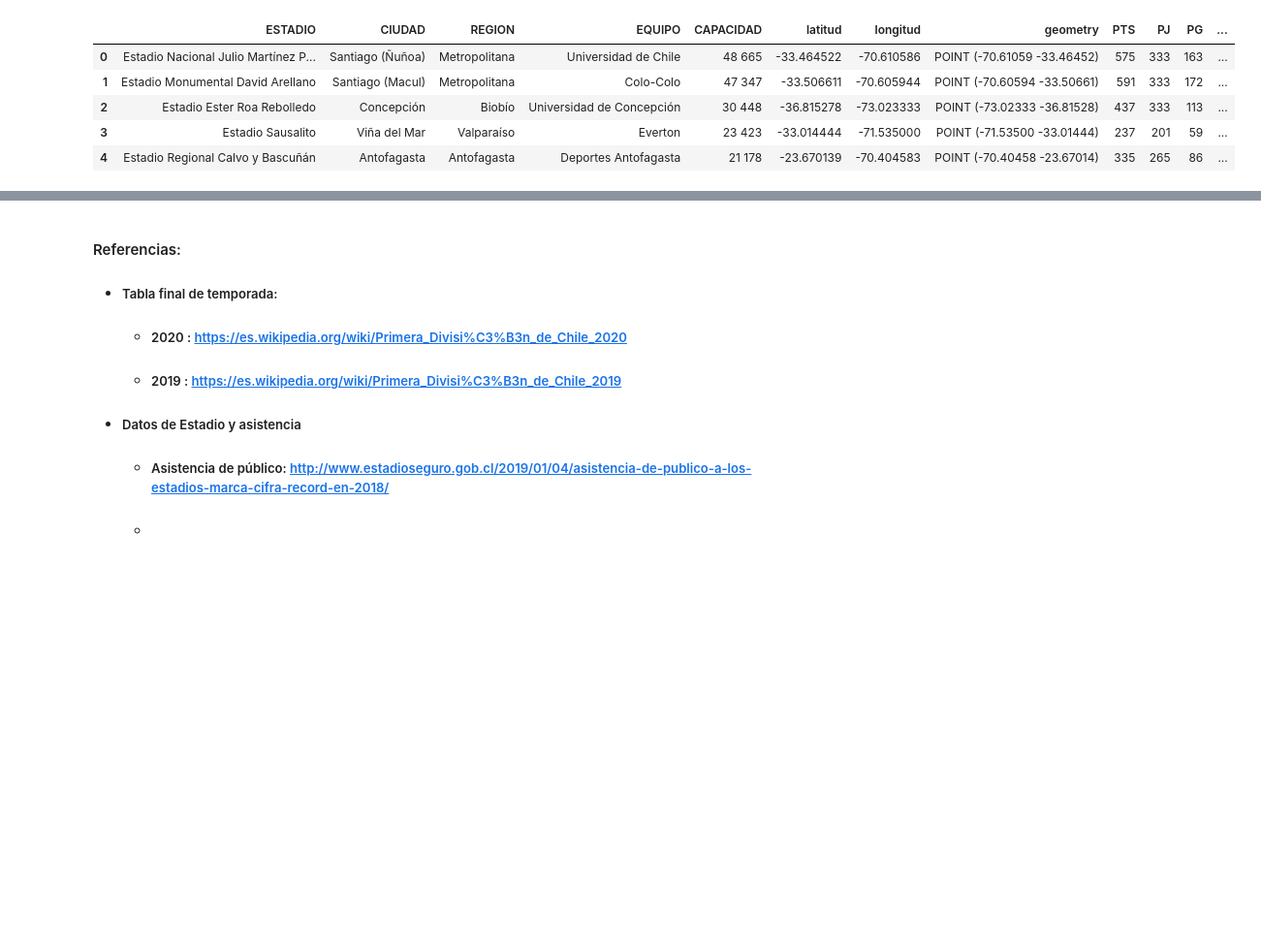
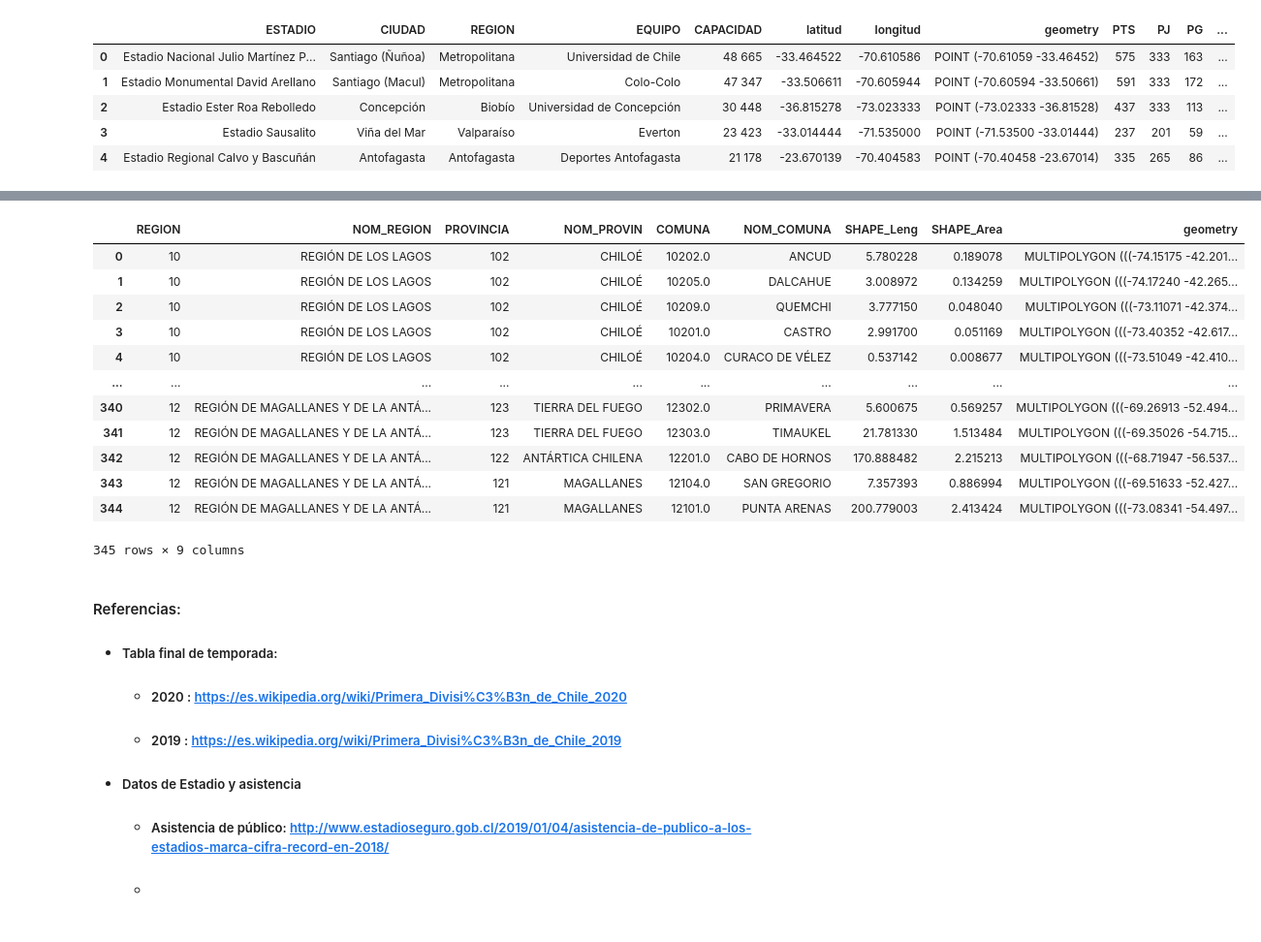
Before and after one commit to fmeza7/Proyecto_Cs_Datos_Grupo_1, a Jupyter notebook: Proyecto.ipynb, the cells around one changed output, grey strips where cells are left out. Shown at 97% size. Saved outputs shown, nothing was run; the diff lists cells and outputs as text; code cells hidden in the pictures; blank space fills up the shorter version.

```diff
--- a/Proyecto.ipynb
+++ b/Proyecto.ipynb
@@ -739,3 +747,19 @@ plt.show()
+# %%
+mapa
+# %% [output]
+|  | REGION | NOM_REGION | PROVINCIA | NOM_PROVIN | COMUNA | NOM_COMUNA | SHAPE_Leng | SHAPE_Area | geometry |
+| 0 | 10 | REGIÓN DE LOS LAGOS | 102 | CHILOÉ | 10202.0 | ANCUD | 5.780228 | 0.189078 | MULTIPOLYGON (((-74.15175 -42.201... |
+| 1 | 10 | REGIÓN DE LOS LAGOS | 102 | CHILOÉ | 10205.0 | DALCAHUE | 3.008972 | 0.134259 | MULTIPOLYGON (((-74.17240 -42.265... |
+| 2 | 10 | REGIÓN DE LOS LAGOS | 102 | CHILOÉ | 10209.0 | QUEMCHI | 3.777150 | 0.048040 | MULTIPOLYGON (((-73.11071 -42.374... |
+| 3 | 10 | REGIÓN DE LOS LAGOS | 102 | CHILOÉ | 10201.0 | CASTRO | 2.991700 | 0.051169 | MULTIPOLYGON (((-73.40352 -42.617... |
+| 4 | 10 | REGIÓN DE LOS LAGOS | 102 | CHILOÉ | 10204.0 | CURACO DE VÉLEZ | 0.537142 | 0.008677 | MULTIPOLYGON (((-73.51049 -42.410... |
+| ... | ... | ... | ... | ... | ... | ... | ... | ... | ... |
+| 340 | 12 | REGIÓN DE MAGALLANES Y DE LA ANTÁ... | 123 | TIERRA DEL FUEGO | 12302.0 | PRIMAVERA | 5.600675 | 0.569257 | MULTIPOLYGON (((-69.26913 -52.494... |
+| 341 | 12 | REGIÓN DE MAGALLANES Y DE LA ANTÁ... | 123 | TIERRA DEL FUEGO | 12303.0 | TIMAUKEL | 21.781330 | 1.513484 | MULTIPOLYGON (((-69.35026 -54.715... |
+| 342 | 12 | REGIÓN DE MAGALLANES Y DE LA ANTÁ... | 122 | ANTÁRTICA CHILENA | 12201.0 | CABO DE HORNOS | 170.888482 | 2.215213 | MULTIPOLYGON (((-68.71947 -56.537... |
+| 343 | 12 | REGIÓN DE MAGALLANES Y DE LA ANTÁ... | 121 | MAGALLANES | 12104.0 | SAN GREGORIO | 7.357393 | 0.886994 | MULTIPOLYGON (((-69.51633 -52.427... |
+| 344 | 12 | REGIÓN DE MAGALLANES Y DE LA ANTÁ... | 121 | MAGALLANES | 12101.0 | PUNTA ARENAS | 200.779003 | 2.413424 | MULTIPOLYGON (((-73.08341 -54.497... |
+345 rows × 9 columns
 # %% [markdown]
 #### Referencias:
 * ##### Tabla final de temporada:
```
Also changed, not shown: parts of 4 cells of this notebook.
